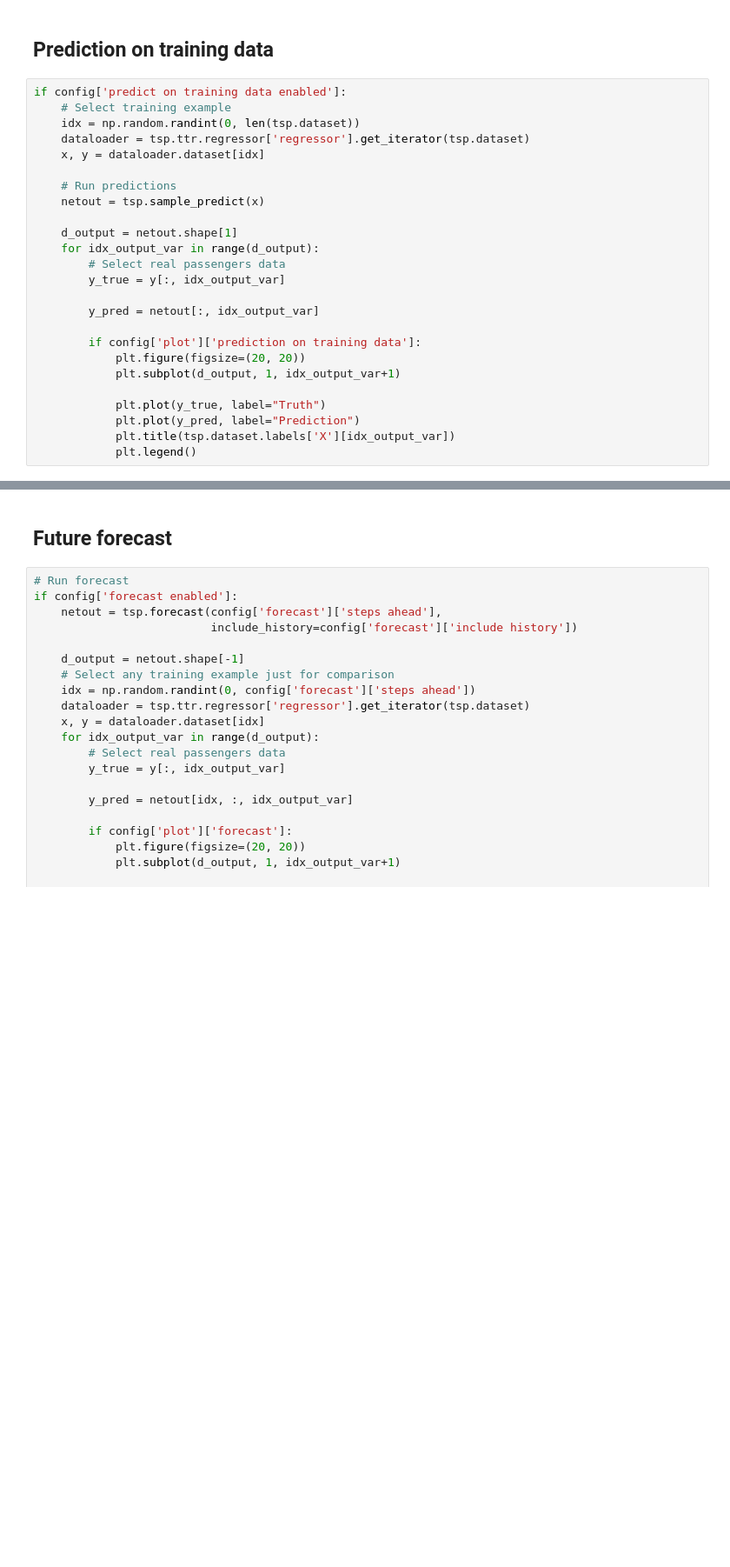
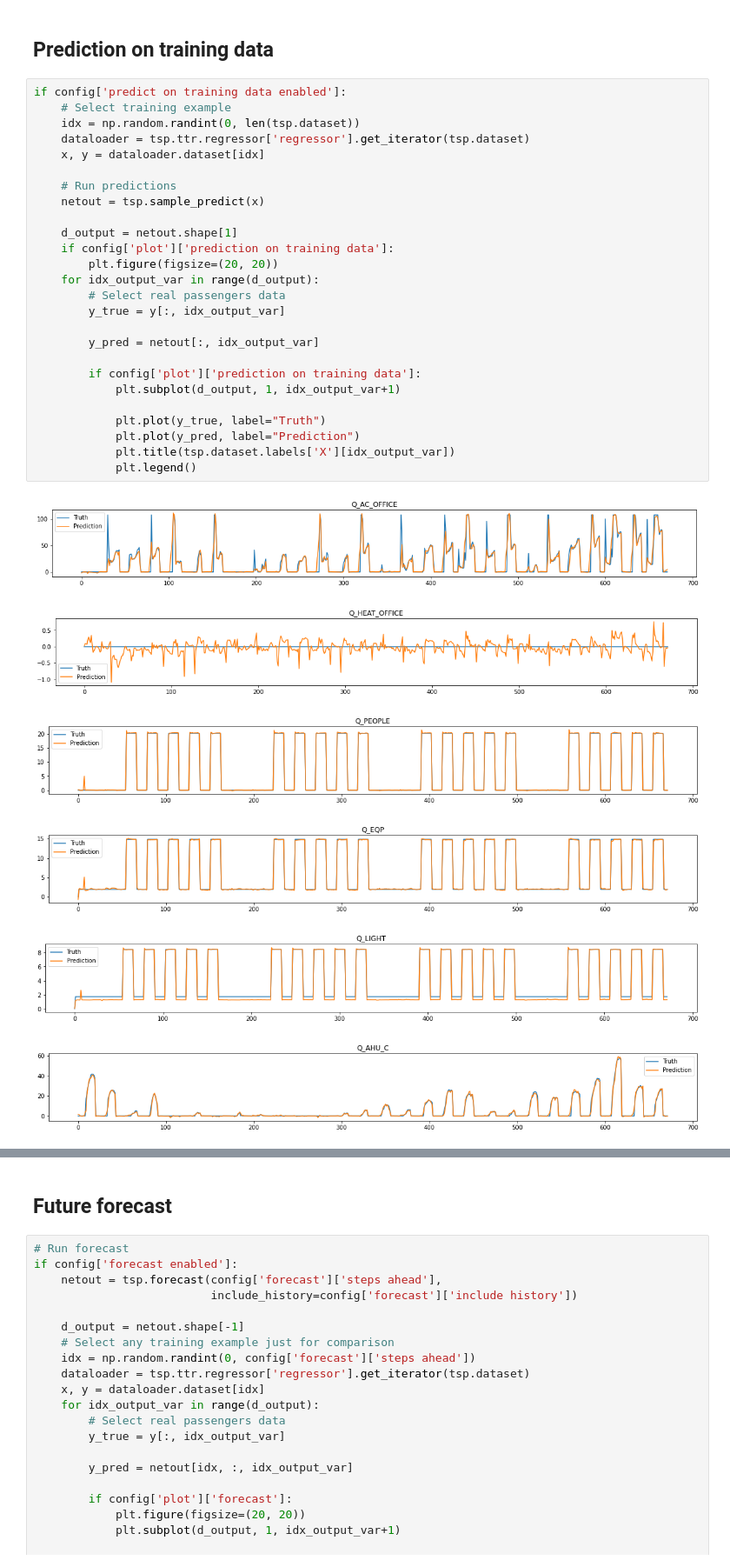
Before and after one commit to krypton-unite/time_series_predictor, a Jupyter notebook: docs/source/notebooks/example_oze_challenge.ipynb, the cells around one changed output, grey strips where cells are left out. Shown at 87% size. Saved outputs shown, nothing was run; the diff lists cells and outputs as text; blank space fills up the shorter version.

```diff
--- a/docs/source/notebooks/example_oze_challenge.ipynb
+++ b/docs/source/notebooks/example_oze_challenge.ipynb
@@ -83,25 +103,33 @@ if config['plot']['training progress']:
 # %%
 if config['predict on training data enabled']:
     # Select training example
     idx = np.random.randint(0, len(tsp.dataset))
     dataloader = tsp.ttr.regressor['regressor'].get_iterator(tsp.dataset)
     x, y = dataloader.dataset[idx]
 
     # Run predictions
     netout = tsp.sample_predict(x)
 
     d_output = netout.shape[1]
+    if config['plot']['prediction on training data']:
+        plt.figure(figsize=(20, 20))
     for idx_output_var in range(d_output):
         # Select real passengers data
         y_true = y[:, idx_output_var]
 
         y_pred = netout[:, idx_output_var]
 
         if config['plot']['prediction on training data']:
-            plt.figure(figsize=(20, 20))
             plt.subplot(d_output, 1, idx_output_var+1)
 
             plt.plot(y_true, label="Truth")
             plt.plot(y_pred, label="Prediction")
             plt.title(tsp.dataset.labels['X'][idx_output_var])
             plt.legend()
+# %% [output]
+[figure, added]
+[figure, added]
+[figure, added]
+[figure, added]
+[figure, added]
+[figure, added]
```
Also changed, not shown: parts of 4 cells of this notebook, 22 other files.
